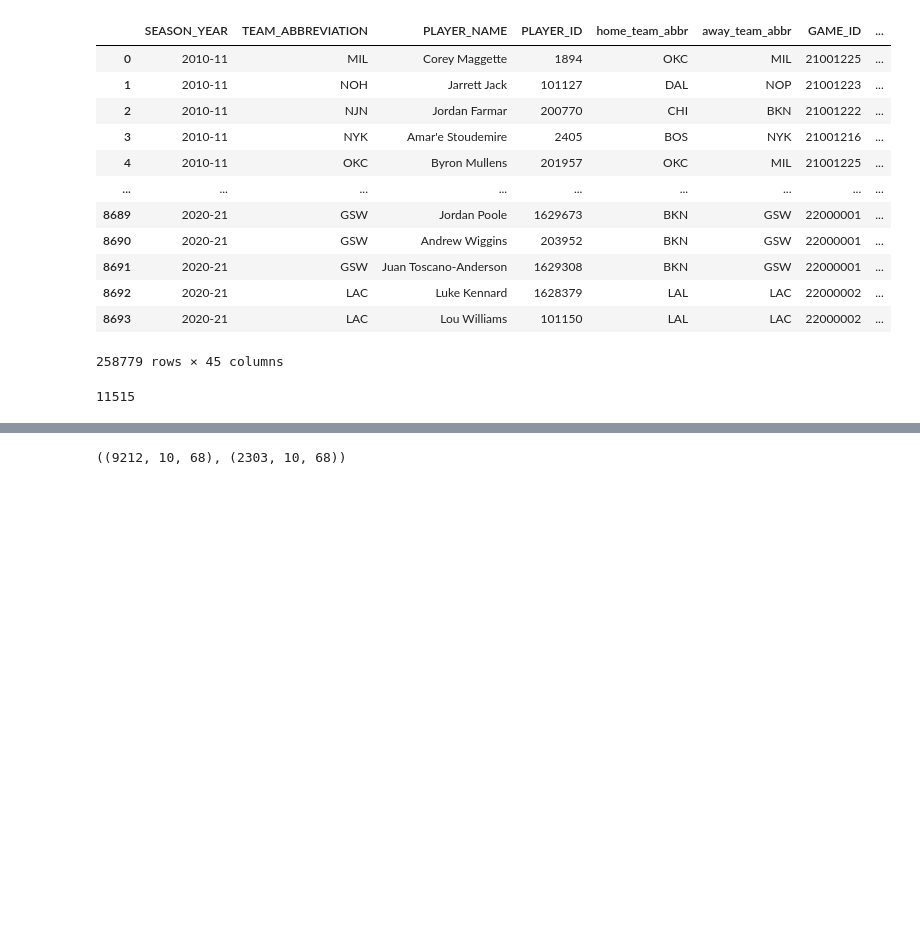
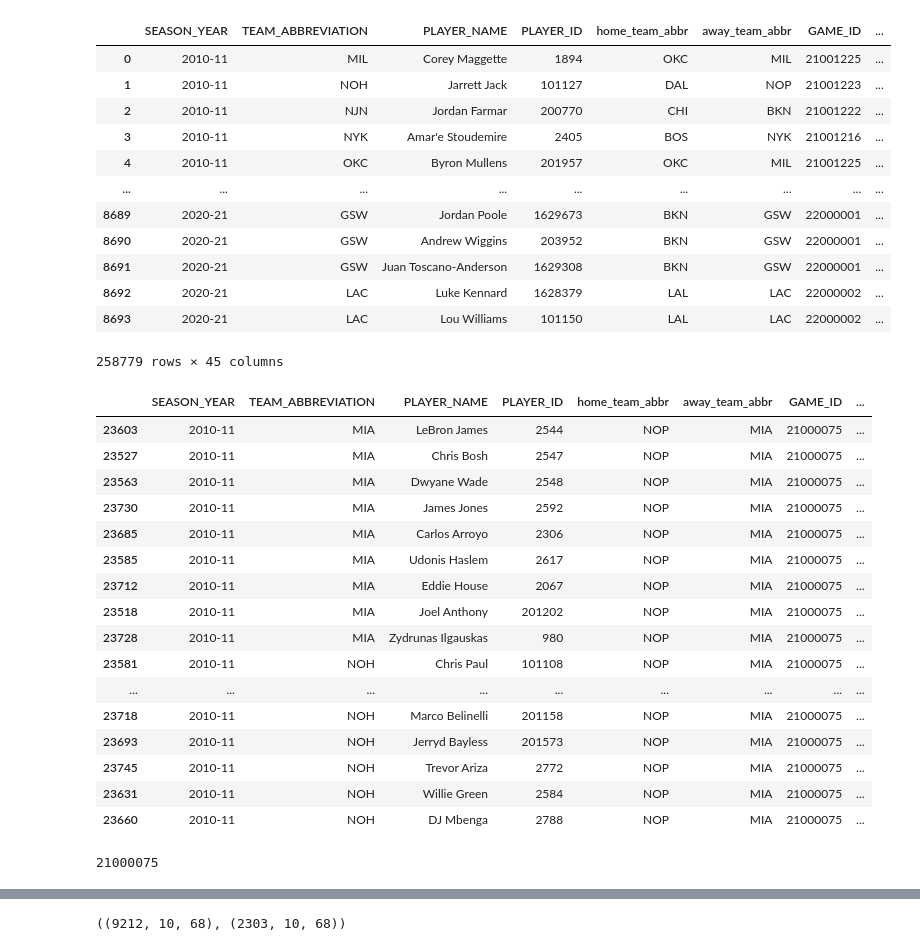
Before and after one commit to jnish23/NBA_Model, a Jupyter notebook: CNN attempt.ipynb, the cells around one changed output, grey strips where cells are left out. Saved outputs shown, nothing was run; the diff lists cells and outputs as text; code cells hidden in the pictures; blank space fills up the shorter version.

```diff
--- a/CNN attempt.ipynb
+++ b/CNN attempt.ipynb
@@ -193,10 +193,30 @@ def aggregate_player_stats(df = player_df):
     return df
 
 player_stats = aggregate_player_stats(df=player_df)
+# %%
+player_stats.loc[player_stats['GAME_ID']==21000075].sort_values('MIN', ascending=False)
+# %% [output]
+|  | SEASON_YEAR | TEAM_ABBREVIATION | PLAYER_NAME | PLAYER_ID | home_team_abbr | away_team_abbr | GAME_ID | ... |
+| 23603 | 2010-11 | MIA | LeBron James | 2544 | NOP | MIA | 21000075 | ... |
+| 23527 | 2010-11 | MIA | Chris Bosh | 2547 | NOP | MIA | 21000075 | ... |
+| 23563 | 2010-11 | MIA | Dwyane Wade | 2548 | NOP | MIA | 21000075 | ... |
+| 23730 | 2010-11 | MIA | James Jones | 2592 | NOP | MIA | 21000075 | ... |
+| 23685 | 2010-11 | MIA | Carlos Arroyo | 2306 | NOP | MIA | 21000075 | ... |
+| 23585 | 2010-11 | MIA | Udonis Haslem | 2617 | NOP | MIA | 21000075 | ... |
+| 23712 | 2010-11 | MIA | Eddie House | 2067 | NOP | MIA | 21000075 | ... |
+| 23518 | 2010-11 | MIA | Joel Anthony | 201202 | NOP | MIA | 21000075 | ... |
+| 23728 | 2010-11 | MIA | Zydrunas Ilgauskas | 980 | NOP | MIA | 21000075 | ... |
+| 23581 | 2010-11 | NOH | Chris Paul | 101108 | NOP | MIA | 21000075 | ... |
+| ... | ... | ... | ... | ... | ... | ... | ... | ... |
+| 23718 | 2010-11 | NOH | Marco Belinelli | 201158 | NOP | MIA | 21000075 | ... |
+| 23693 | 2010-11 | NOH | Jerryd Bayless | 201573 | NOP | MIA | 21000075 | ... |
+| 23745 | 2010-11 | NOH | Trevor Ariza | 2772 | NOP | MIA | 21000075 | ... |
+| 23631 | 2010-11 | NOH | Willie Green | 2584 | NOP | MIA | 21000075 | ... |
+| 23660 | 2010-11 | NOH | DJ Mbenga | 2788 | NOP | MIA | 21000075 | ... |
 # %%
 # Drop Null Rows
 player_stats = player_stats.dropna(axis=0)
 # %%
-player_stats['GAME_ID'].nunique()
+player_stats['GAME_ID'].unique()[2]
 # %% [output]
-11515
+21000075
```
Also changed, not shown: parts of 8 cells of this notebook, 3 other files.
